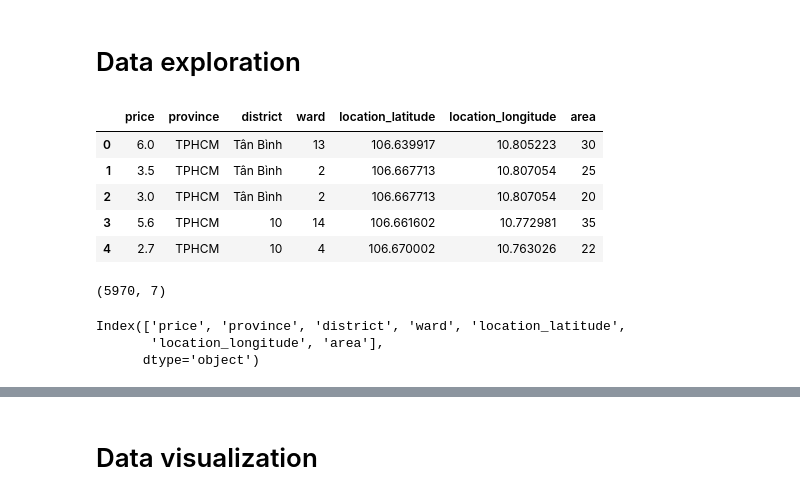
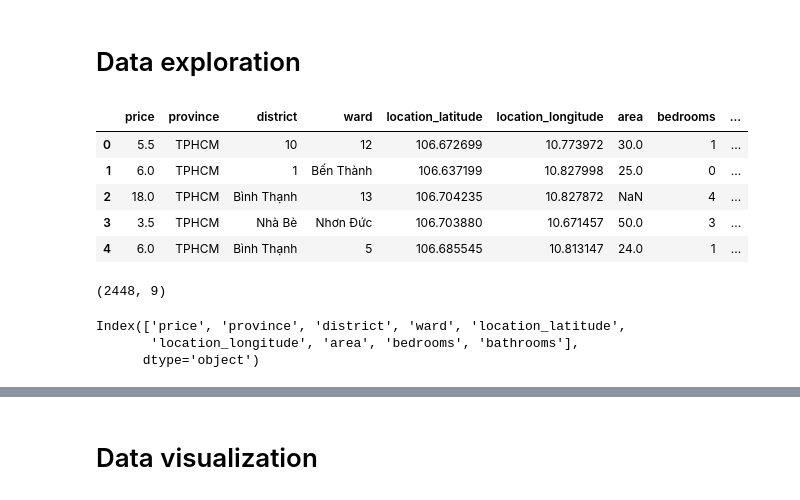
Before and after one commit to bkrental/website-crawler-service, a Jupyter notebook: website_scraper/models/price_predicting_model.ipynb, the cells around one changed output, grey strips where cells are left out. Cells and saved outputs as stored; diff of their text form; code cells hidden in the pictures.

```diff
--- a/website_scraper/models/price_predicting_model.ipynb
+++ b/website_scraper/models/price_predicting_model.ipynb
@@ -16,5 +11,5 @@ d:\Documents\OISP\specialized_project\website-crawler-service\website_scraper\mo
 # %%
-df = pd.read_csv('../mogi_after_parsing.csv')
+df = pd.read_csv('../../mogi_after_parsing.csv')
 df.head()
 # %% [output]
 |  | title | description | property_type | transaction_type | price | province | district | ward | street | ... |
@@ -26,22 +21,23 @@ df.head()
 # %% [markdown]
 # Data exploration
 # %%
-df.drop(['bedrooms', 'bathrooms', 'title', 'description', 'transaction_type', 'owner_name', 'owner_contact', 'property_type', 'street'], axis=1, inplace=True)
+# Drop columns that are not needed
+df.drop(['title', 'description', 'transaction_type', 'owner_name', 'owner_contact', 'property_type', 'street'], axis=1, inplace=True)
 df.head()
 # %% [output]
-|  | price | province | district | ward | location_latitude | location_longitude | area |
-| 0 | 6.0 | TPHCM | Tân Bình | 13 | 106.639917 | 10.805223 | 30 |
-| 1 | 3.5 | TPHCM | Tân Bình | 2 | 106.667713 | 10.807054 | 25 |
-| 2 | 3.0 | TPHCM | Tân Bình | 2 | 106.667713 | 10.807054 | 20 |
-| 3 | 5.6 | TPHCM | 10 | 14 | 106.661602 | 10.772981 | 35 |
-| 4 | 2.7 | TPHCM | 10 | 4 | 106.670002 | 10.763026 | 22 |
+|  | price | province | district | ward | location_latitude | location_longitude | area | bedrooms | ... |
+| 0 | 5.5 | TPHCM | 10 | 12 | 106.672699 | 10.773972 | 30.0 | 1 | ... |
+| 1 | 6.0 | TPHCM | 1 | Bến Thành | 106.637199 | 10.827998 | 25.0 | 0 | ... |
+| 2 | 18.0 | TPHCM | Bình Thạnh | 13 | 106.704235 | 10.827872 | NaN | 4 | ... |
+| 3 | 3.5 | TPHCM | Nhà Bè | Nhơn Đức | 106.703880 | 10.671457 | 50.0 | 3 | ... |
+| 4 | 6.0 | TPHCM | Bình Thạnh | 5 | 106.685545 | 10.813147 | 24.0 | 1 | ... |
 # %%
 df.shape
 # %% [output]
-(5970, 7)
+(2448, 9)
 # %%
 df.keys()
 # %% [output]
 Index(['price', 'province', 'district', 'ward', 'location_latitude',
-       'location_longitude', 'area'],
+       'location_longitude', 'area', 'bedrooms', 'bathrooms'],
       dtype='object')
```
Also changed, not shown: parts of 24 cells of this notebook, 6 other files.
